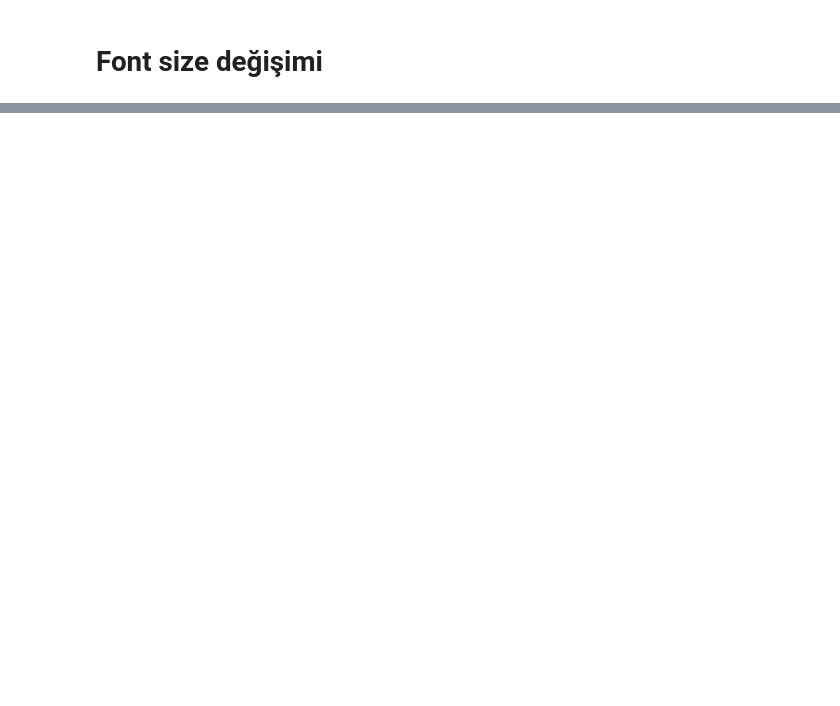
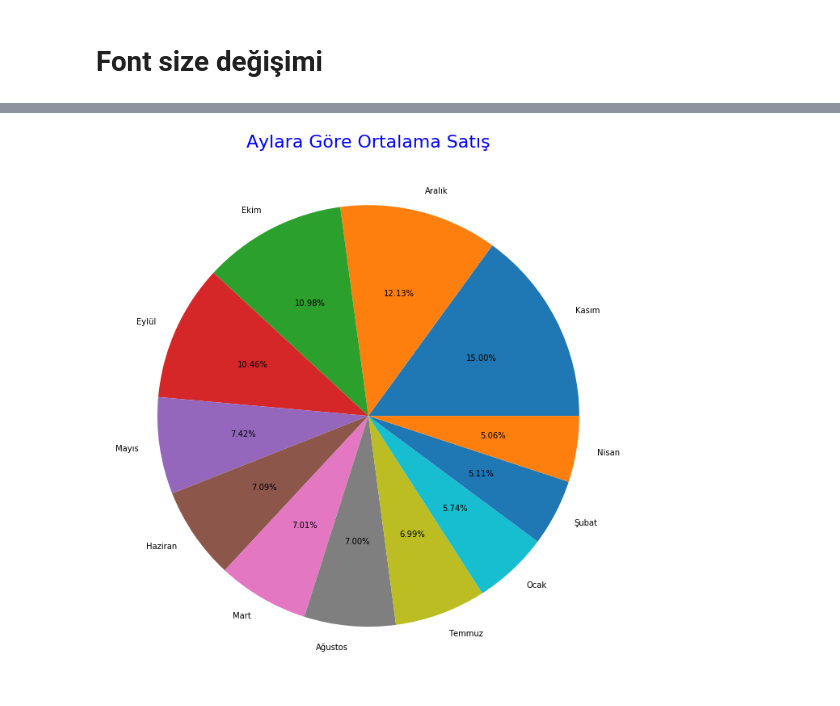
Before and after one commit to veribilimiokulu/bogazici-compec-python-ml, a Jupyter notebook: 04_matplotlib/05. matplotlib barplot.ipynb, the cells around one changed output, grey strips where cells are left out. Saved outputs shown, nothing was run; the diff lists cells and outputs as text; code cells hidden in the pictures; blank space fills up the shorter version.

```diff
--- a/04_matplotlib/05. matplotlib barplot.ipynb
+++ b/04_matplotlib/05. matplotlib barplot.ipynb
@@ -125,0 +154,19 @@ plt.show()
+# %%
+# Ayların isimleri ile rakamları eşleştiren fonksiyon
+def month_switch(i):
+        switcher={
+
+                1:'Ocak',
+                2:'Şubat',
+                3:'Mart',
+                4:'Nisan',
+                5:'Mayıs',
+                6:'Haziran',
+                7:'Temmuz',
+                8:'Ağustos',
+                9:'Eylül',
+                10:'Ekim',
+                11:'Kasım',
+                12:'Aralık'
+             }
+        return switcher.get(i)
@@ -125,0 +231,8 @@ plt.show()
+# %%
+# colors = ['grey','blue','red','yellow','green','brown'] istenirse renkler elle belirlenebilir
+plt.figure(figsize = (12,12))
+plt.pie(df_month_grp['sum'], labels=df_month_grp.index.unique(), autopct='%1.2f%%') # autopct='%1.2f%%' yüzdelik oranlar
+plt.title('Aylara Göre Ortalama Satış',color = 'blue',fontsize = 22)
+plt.show()
+# %% [output]
+[figure, added]
```
Also changed, not shown: parts of 15 cells of this notebook, 25 other files.
